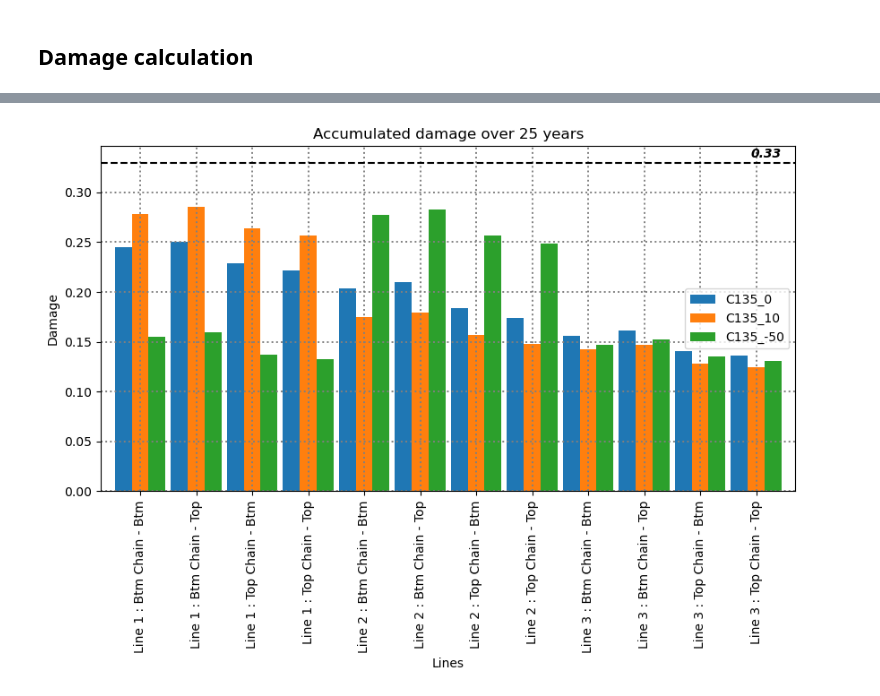
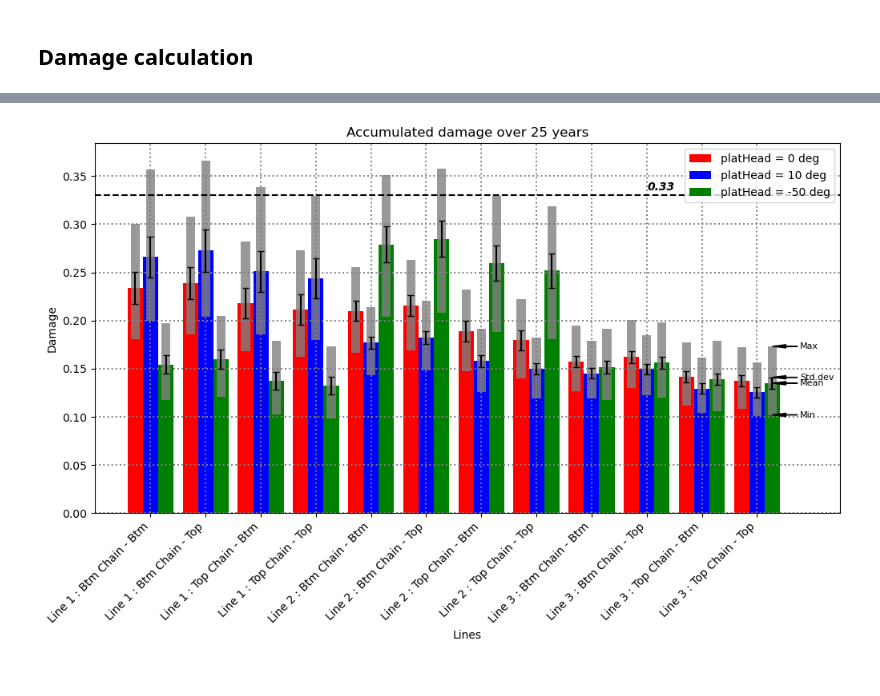
Before and after one commit to rrvishnu13/IEAtask49_deepDesign, a Jupyter notebook: scripts/fatigue.ipynb, the cells around one changed output, grey strips where cells are left out. Saved outputs shown, nothing was run; the diff lists cells and outputs as text; code cells hidden in the pictures.

```diff
--- a/scripts/fatigue.ipynb
+++ b/scripts/fatigue.ipynb
@@ -115,35 +127,79 @@ styled_df
 # %%
+LineMap = { 'ANCHTEN1' : 'Line 1 : Btm Chain - Btm',
+            'FAIRTEN1' : 'Line 1 : Btm Chain - Top',
+            'ANCHTEN6' : 'Line 1 : Top Chain - Btm',
+            'FAIRTEN6' : 'Line 1 : Top Chain - Top',
+
+            'ANCHTEN7' : 'Line 2 : Btm Chain - Btm',
+            'FAIRTEN7' : 'Line 2 : Btm Chain - Top',
+            'ANCHTEN12' : 'Line 2 : Top Chain - Btm',
+            'FAIRTEN12' : 'Line 2 : Top Chain - Top',
+
+            'ANCHTEN13' : 'Line 3 : Btm Chain - Btm',
+            'FAIRTEN13' : 'Line 3 : Btm Chain - Top',
+            'ANCHTEN18' : 'Line 3 : Top Chain - Btm',
+            'FAIRTEN18' : 'Line 3 : Top Chain - Top',
+            }
 
 
-LineMap = { 'ANCHTEN1' : 'Line 1 : Btm Chain - Btm',
-  'FAIRTEN1' : 'Line 1 : Btm Chain - Top',
-  'ANCHTEN6' : 'Line 1 : Top Chain - Btm',
-  'FAIRTEN6' : 'Line 1 : Top Chain - Top',
 
-  'ANCHTEN7' : 'Line 2 : Btm Chain - Btm',
-  'FAIRTEN7' : 'Line 2 : Btm Chain - Top',
-  'ANCHTEN12' : 'Line 2 : Top Chain - Btm',
-  'FAIRTEN12' : 'Line 2 : Top Chain - Top',
+fig, ax = plt.subplots(1,1, figsize=(12, 6))
 
-  'ANCHTEN13' : 'Line 3 : Btm Chain - Btm',
-  'FAIRTEN13' : 'Line 3 : Btm Chain - Top',
-  'ANCHTEN18' : 'Line 3 : Top Chain - Btm',
-  'FAIRTEN18' : 'Line 3 : Top Chain - Top',
-}
-damRenameDf = damCases.copy()
 
-damRenameDf = damRenameDf.loc[LineMap.keys(), :]
-damRenameDf = damRenameDf.rename(index = LineMap)
+barWidth = 1/3/1.2
 
-damRenameDf.plot(kind='bar', figsize=(10, 5), width = 0.9)
+colorList = ['red', 'blue', 'green']
+
+
+
+for typeIndex, key in enumerate(damCaseDict.keys()):
+
+    damRenameDf = damCaseDict[key].copy()
+    damRenameDf = damRenameDf.loc[LineMap.keys(), :]
+    damRenameDf = damRenameDf.rename(index = LineMap)
+
+    for barIndex, (ind, row) in enumerate(damRenameDf.iterrows()):
+        if barIndex == 0:
+            label = 'platHead = ' +  key.split('_')[1] + ' deg'
+        else:
+            label = ''
+
+        ax.bar(barIndex - barWidth + typeIndex * barWidth, row['mean'], yerr = row['std'], capsize=barWidth*10, label = label, width = barWidth, color = colorList[typeIndex])
+        ax.bar(barIndex - barWidth + typeIndex * barWidth, row['max'] - row['min'], bottom = row['min'], width = barWidth/1.7, color = 'grey', alpha = 0.8)
+
+
+        if barIndex == len(damRenameDf)-1 and typeIndex == len(damCaseDict)-1:
+
+            ax.annotate('Mean', xy=(barIndex - barWidth + typeIndex * barWidth,  row['mean']), xytext=(barIndex - barWidth + typeIndex * barWidth + 0.5, row['mean']), size=8,
+                            arrowprops=dict(facecolor='black', shrink=0.01, width=0.1, headwidth=3), ha='left', va='center')
+
+            ax.annotate('Std.dev', xy=(barIndex - barWidth + typeIndex * barWidth,  row['mean']+row['std']), xytext=(barIndex - barWidth + typeIndex * barWidth + 0.5, row['mean']+row['std']), size=8,
+                            arrowprops=dict(facecolor='black', shrink=0.01, width=0.1, headwidth=3), ha='left', va='center')
+
+            ax.annotate('Min', xy=(barIndex - barWidth + typeIndex * barWidth,  row['min']), xytext=(barIndex - barWidth + typeIndex * barWidth + 0.5, row['min']), size=8,
+                            arrowprops=dict(facecolor='black', shrink=0.01, width=0.1, headwidth=3), ha='left', va='center')
+
+            ax.annotate('Max', xy=(barIndex - barWidth + typeIndex * barWidth,  row['max']), xytext=(barIndex - barWidth + typeIndex * barWidth + 0.5, row['max']), size=8,
+                            arrowprops=dict(facecolor='black', shrink=0.01, width=0.1, headwidth=3), ha='left', va='center')
+
+
+
+# ax.set_xticks(range(len(damRenameDf.index)))
+
+
 
 plt.title(f'Accumulated damage over 25 years')
 plt.grid(True, color = "grey", linewidth = "1.4", linestyle = ":")
-# plt.legend().remove()
+# # plt.legend().remove()
 plt.ylabel('Damage')
 plt.xlabel('Lines')
 
 plt.axhline(y =0.33, color='k', linestyle='--')
 xLims = plt.xlim()
-plt.text(xLims[1] -.8, 0.335, '0.33', fontstyle='italic', color='k', weight='bold')
+ax.set_xlim(xLims[0], xLims[1] + 0.5)
+ax.set_xticks(range(len(damRenameDf.index)))
+ax.set_xticklabels(damRenameDf.index, rotation=45, ha='right')
+ax.legend()
+
+plt.text(xLims[1] -3, 0.335, '0.33', fontstyle='italic', color='k', weight='bold', )
 # %% [output]
@@ -151 +207 @@ Text(10.9, 0.335, '0.33')
-[figure, old version]
+[figure, new version]
```
Also changed, not shown: parts of 6 cells of this notebook, 7 other files.
